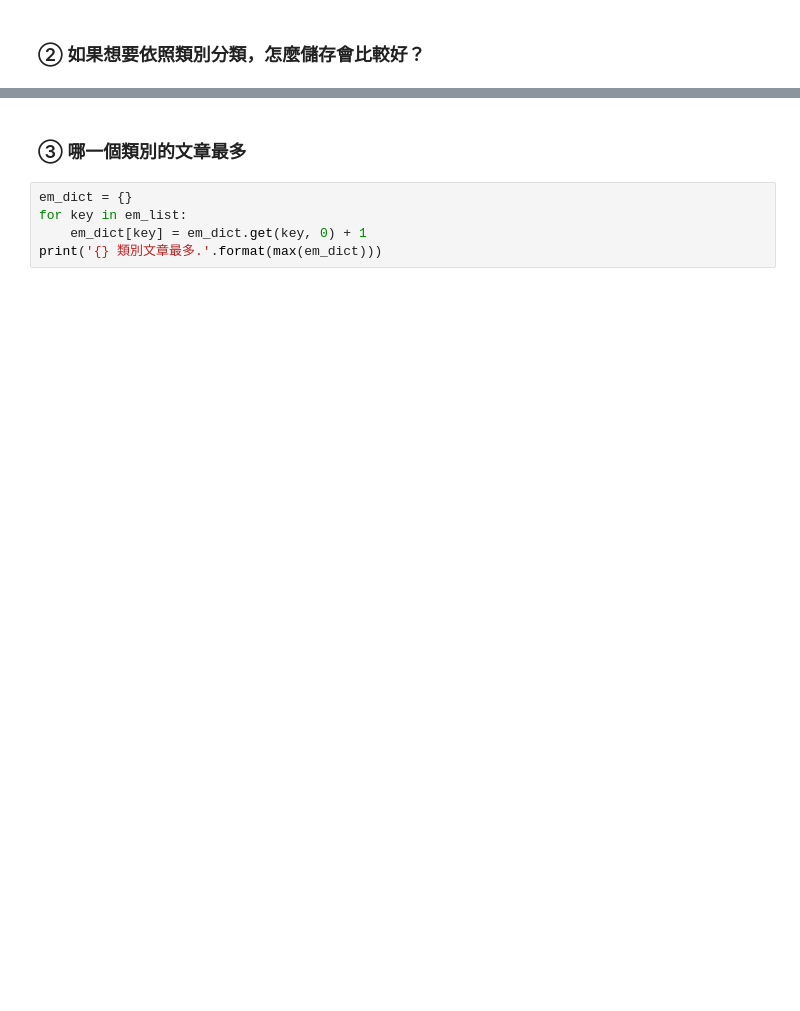
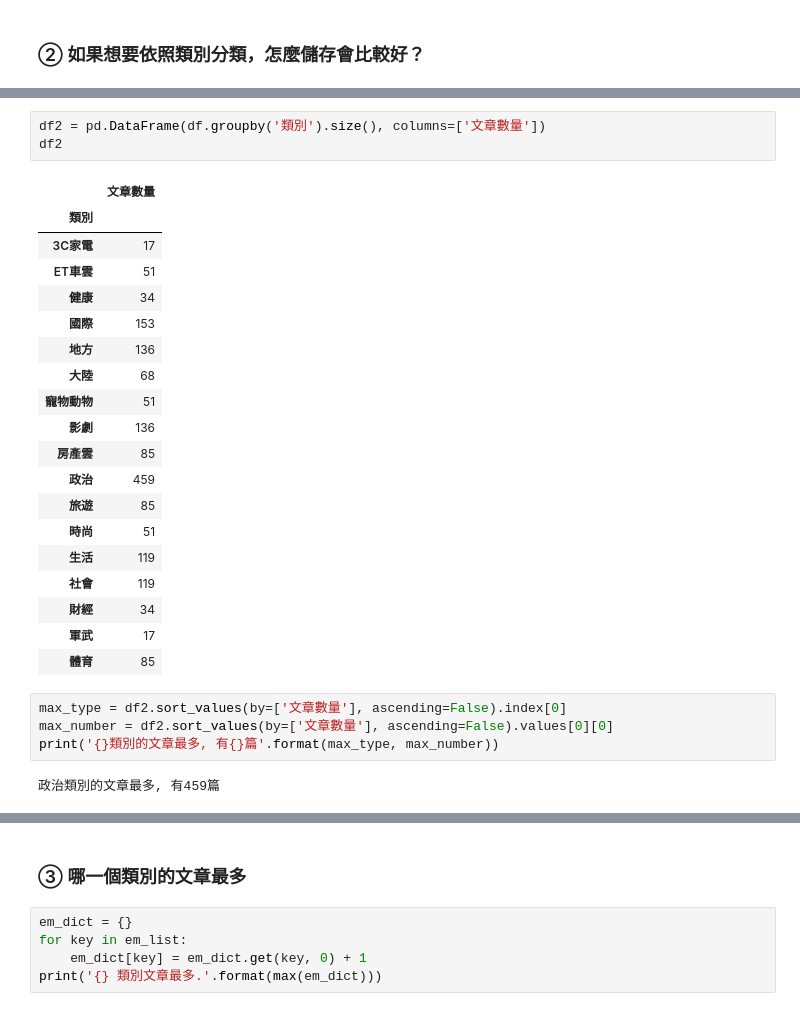
Before and after one commit to okayell/1st-PyCrawlerMarathon, a Jupyter notebook: homework/Day012_HW.ipynb, the cells around one changed output, grey strips where cells are left out. Cells and saved outputs as stored; diff of their text form; blank space fills up the shorter version.

```diff
--- a/homework/Day012_HW.ipynb
+++ b/homework/Day012_HW.ipynb
@@ -71,3 +99,32 @@ type_num
+# %%
+df2 = pd.DataFrame(df.groupby('類別').size(), columns=['文章數量'])
+df2
+# %% [output]
+|  | 文章數量 |
+| 類別 |  |
+| 3C家電 | 17 |
+| ET車雲 | 51 |
+| 健康 | 34 |
+| 國際 | 153 |
+| 地方 | 136 |
+| 大陸 | 68 |
+| 寵物動物 | 51 |
+| 影劇 | 136 |
+| 房產雲 | 85 |
+| 政治 | 459 |
+| 旅遊 | 85 |
+| 時尚 | 51 |
+| 生活 | 119 |
+| 社會 | 119 |
+| 財經 | 34 |
+| 軍武 | 17 |
+| 體育 | 85 |
+# %%
+max_type = df2.sort_values(by=['文章數量'], ascending=False).index[0]
+max_number = df2.sort_values(by=['文章數量'], ascending=False).values[0][0]
+print('{}類別的文章最多, 有{}篇'.format(max_type, max_number))
+# %% [output]
+政治類別的文章最多, 有459篇
 # %%
 for t in type_num :
     print('<{}>'.format(t))
```
Also changed, not shown: parts of 6 cells of this notebook, 6 other files.
